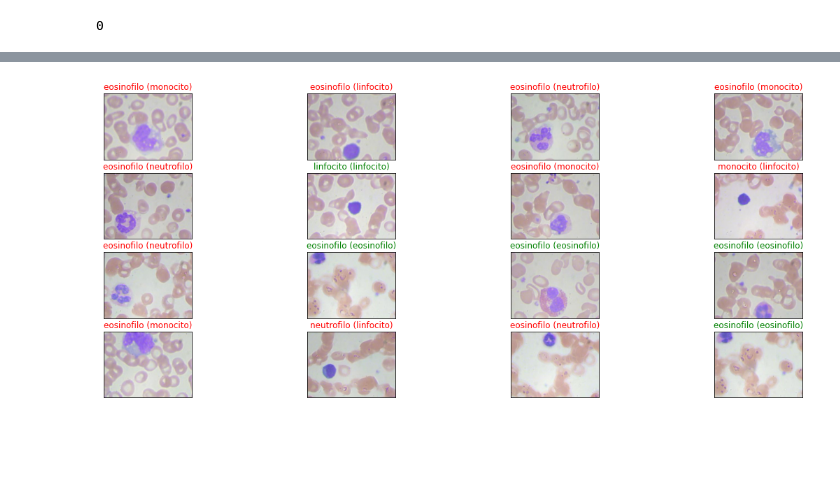
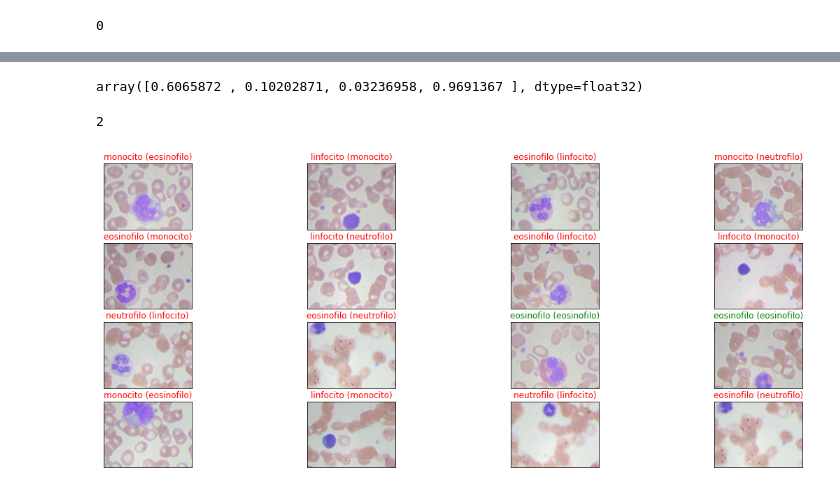
Before and after one commit to Marcos314/CNN_Leukocyte_Classification, a Jupyter notebook: notebooks/versao_blood/cnn_blood_v1.ipynb, the cells around one changed output, grey strips where cells are left out. Saved outputs shown, nothing was run; the diff lists cells and outputs as text; code cells hidden in the pictures; blank space fills up the shorter version.

```diff
--- a/notebooks/versao_blood/cnn_blood_v1.ipynb
+++ b/notebooks/versao_blood/cnn_blood_v1.ipynb
@@ -268,0 +357,3 @@ model.evaluate(validation_generator)
+# %%
+from keras.callbacks import ReduceLROnPlateau
+reduceLROnPlat = ReduceLROnPlateau(monitor='val_loss', factor=0.8, patience=10, verbose=1, mode='auto', epsilon=0.0001, cooldown=5, min_lr=0.0001)
@@ -275,9 +426,10 @@ from keras.models import load_model
 from keras.preprocessing import image
 from PIL import Image
 # %%
+# Avaliação com o transfer learning
 test_set = glob.glob('/content/comum/*jpeg')
 # Carregar o modelo com melhor loss
-model = load_model('chest_orientation_model.hdf5')
+#model = load_model('chest_orientation_model.hdf5')
 
 image_test = np.array([tf.keras.preprocessing.image.img_to_array(tf.keras.preprocessing.image.load_img(image_name, target_size=(200,200), color_mode = 'rgb'))/255 for image_name in test_set])
-y_pred = model.predict(image_test)
+y_pred = final_model.predict(image_test)
@@ -291,3 +441,22 @@ array([0.5475406 , 0.44579253, 0.5043565 , 0.5208959 ], dtype=float32)
  np.argmax(y_pred[15])
 # %% [output]
 0
+# %%
+# Final Model - Com Transfer Learning
+y_true = [2,1,3,2,3,1,2,1,3,0,0,0,2,1,3,0] #referente as classes no dataset
+labels = ['eosinofilo', 'linfocito', 'monocito', 'neutrofilo']
+
+figure = plt.figure(figsize=(20,8))
+
+for i in range(16):
+    ax = figure.add_subplot(4,5,i+1, xticks=[], yticks=[])
+    # Display image
+    im = plt.imread(test_set[i])
+    ax.imshow(im)
+    predict_index = np.argmax(y_pred[i])
+    true_index = y_true[i]
+    # Set the title for each image
+    ax.set_title("{}".format(labels[true_index]))
+    # print(predict_index)
+    ax.set_title(f"{labels[predict_index]} ({labels[true_index]})",
+                                 color=("green" if predict_index == true_index else "red"))
@@ -294,24 +465,40 @@ array([0.5475406 , 0.44579253, 0.5043565 , 0.5208959 ], dtype=float32)
+# %%
+test_set = glob.glob('/content/comum/*jpeg')
+# Carregar o modelo com melhor loss
+model = load_model('chest_orientation_model.hdf5')
+
+image_test = np.array([tf.keras.preprocessing.image.img_to_array(tf.keras.preprocessing.image.load_img(image_name, target_size=(200,200), color_mode = 'rgb'))/255 for image_name in test_set])
+y_pred = final_model.predict(image_test)
+# %%
+y_pred[15]
+# %% [output]
+array([0.6065872 , 0.10202871, 0.03236958, 0.9691367 ], dtype=float32)
+# %%
+ np.argmax(y_pred[0])
+# %% [output]
+2
 # %%
-y_true = [2,1,3,2,3,1,2,1,3,0,0,0,2,1,3,0] #referente as classes no dataset
+#Model - Sem Transfer Learning
+y_true = [0,2,1,3,2,3,1,2,1,3,0,0,0,2,1,3,0] #referente as classes no dataset
 labels = ['eosinofilo', 'linfocito', 'monocito', 'neutrofilo']
 # e = 0,
 
 figure = plt.figure(figsize=(20,8))
 
 for i in range(16):
     ax = figure.add_subplot(4,4,i+1, xticks=[], yticks=[])
     # Display image
     im = plt.imread(test_set[i])
     ax.imshow(im)
     predict_index = np.argmax(y_pred[i])
     true_index = y_true[i]
     # Set the title for each image
     ax.set_title("{}".format(labels[true_index]))
     # print(predict_index)
     ax.set_title(f"{labels[predict_index]} ({labels[true_index]})",
                                  color=("green" if predict_index == true_index else "red"))
 # %% [output]
-[figure, old version]
+[figure, new version]
 # %%
 # Verificando imagem a imagem
 %matplotlib inline
```
Also changed, not shown: parts of 23 cells of this notebook.
